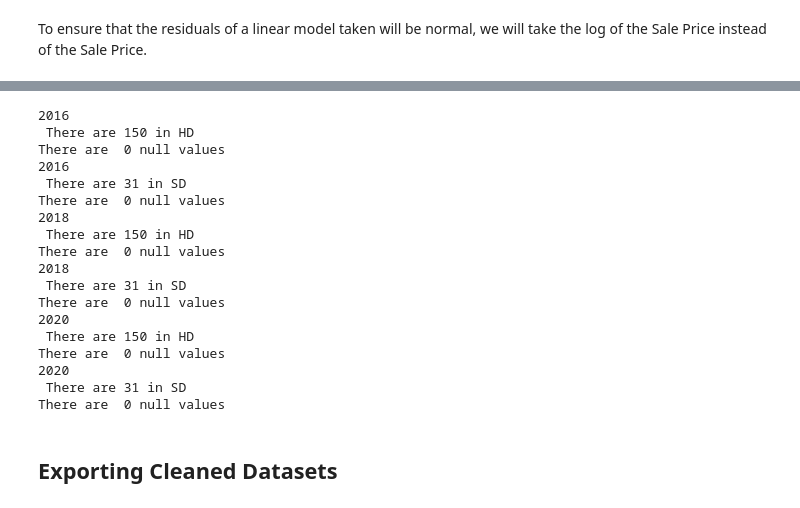
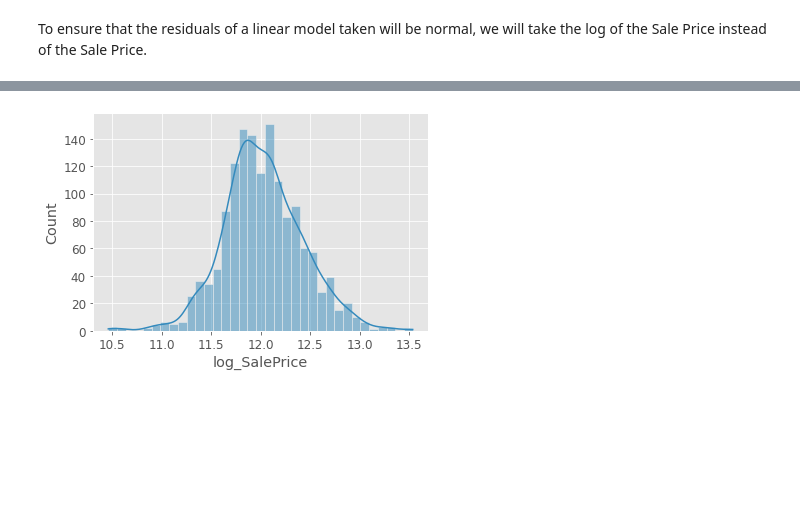
Before and after one commit to aditimayareddy/ameshousing, a Jupyter notebook: Ames_EDA.ipynb, the cells around one changed output, grey strips where cells are left out. Cells and saved outputs as stored; diff of their text form; code cells hidden in the pictures; blank space fills up the shorter version.

```diff
--- a/Ames_EDA.ipynb
+++ b/Ames_EDA.ipynb
@@ -341,25 +162,0 @@ for year,item in datasets:
-# %%
-#confirming datasets are cleaned with no null values
-for year,item in datasets:
-    for dist in ['HD', 'SD']:
-        print(year, '\n', 'There are',item[dist].nunique(), 'in', dist)
-        print('There are ', item[dist].isnull().values.sum(), 'null values')
-# %% [output]
-2016
- There are 150 in HD
-There are  0 null values
-2016
- There are 31 in SD
-There are  0 null values
-2018
- There are 150 in HD
-There are  0 null values
-2018
- There are 31 in SD
-There are  0 null values
-2020
- There are 150 in HD
-There are  0 null values
-2020
- There are 31 in SD
-There are  0 null values
@@ -371,4 +162,0 @@ There are  0 null values
-# %% [markdown]
-<p><a name="exp"></a></p>
-
-## Exporting Cleaned Datasets
@@ -378,0 +166,7 @@ for year,item in datasets:
+# %%
+#plotting a histogram using seaborn
+#histogram
+sns.histplot(train['log_SalePrice'], kde = True);
+#TODO - clean up this diagram
+# %% [output]
+[figure, added]
```
Also changed, not shown: parts of 70 cells of this notebook, 5 other files.
